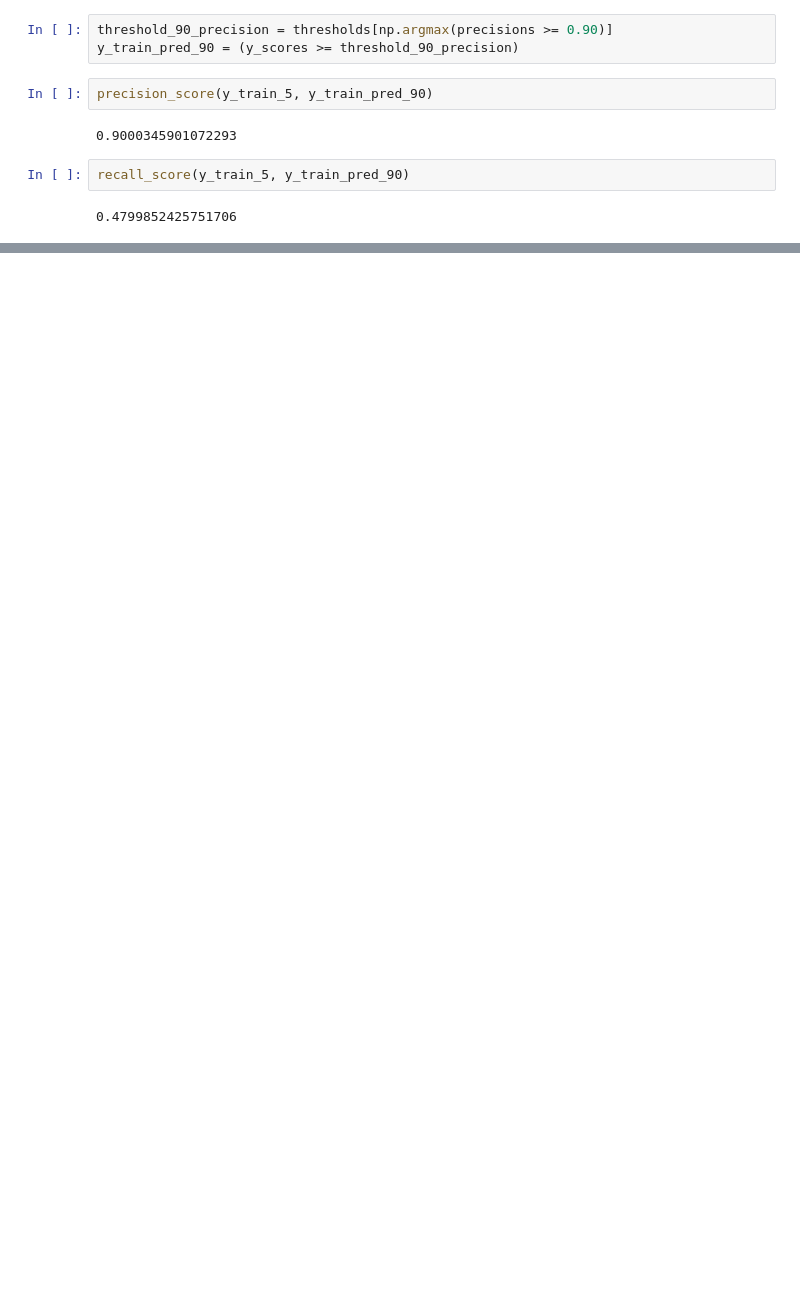
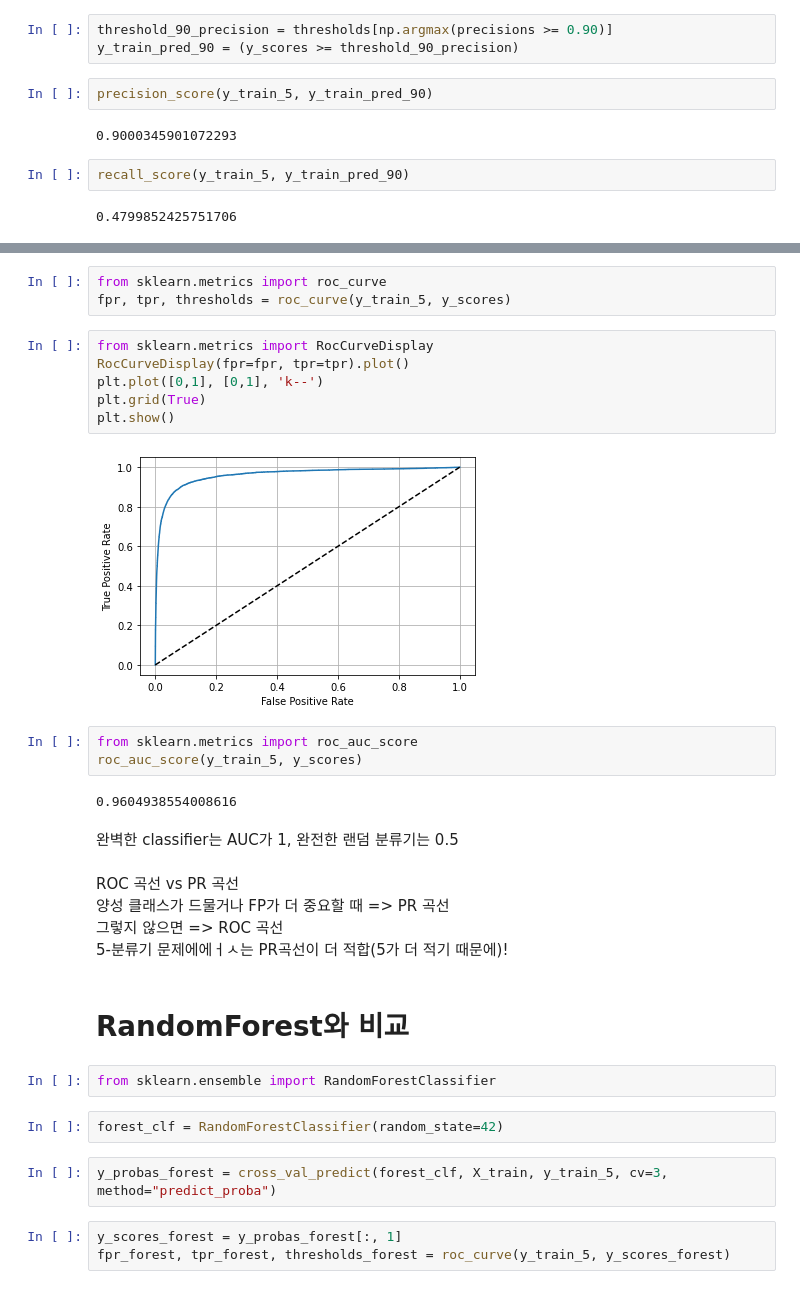
Before and after one commit to FallingStar624/ML, a Jupyter notebook: ch3/ch3.ipynb, the cells around one changed output, grey strips where cells are left out. Drawn from its saved outputs; the diff is of its cells as text; blank space fills up the shorter version.

```diff
--- a/ch3/ch3.ipynb
+++ b/ch3/ch3.ipynb
@@ -195,0 +202,34 @@ recall_score(y_train_5, y_train_pred_90)
+# %%
+from sklearn.metrics import roc_curve
+fpr, tpr, thresholds = roc_curve(y_train_5, y_scores)
+# %%
+from sklearn.metrics import RocCurveDisplay
+RocCurveDisplay(fpr=fpr, tpr=tpr).plot()
+plt.plot([0,1], [0,1], 'k--')
+plt.grid(True)
+plt.show()
+# %% [output]
+[figure, added]
+# %%
+from sklearn.metrics import roc_auc_score
+roc_auc_score(y_train_5, y_scores)
+# %% [output]
+0.9604938554008616
+# %% [markdown]
+완벽한 classifier는 AUC가 1, 완전한 랜덤 분류기는 0.5<br>
+# %% [markdown]
+ROC 곡선 vs PR 곡선<br>
+양성 클래스가 드물거나 FP가 더 중요할 때 => PR 곡선 <br>
+그렇지 않으면 => ROC 곡선<br>
+5-분류기 문제에에ㅓㅅ는 PR곡선이 더 적합(5가 더 적기 때문에)!
+# %% [markdown]
+# RandomForest와 비교
+# %%
+from sklearn.ensemble import RandomForestClassifier
+# %%
+forest_clf = RandomForestClassifier(random_state=42)
+# %%
+y_probas_forest = cross_val_predict(forest_clf, X_train, y_train_5, cv=3, method="predict_proba")
+# %%
+y_scores_forest = y_probas_forest[:, 1]
+fpr_forest, tpr_forest, thresholds_forest = roc_curve(y_train_5, y_scores_forest)
```
Also changed, not shown: parts of 42 cells of this notebook.
